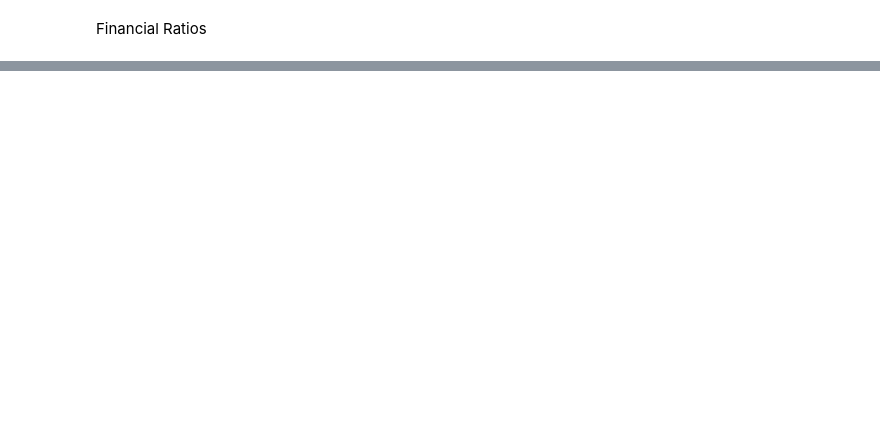
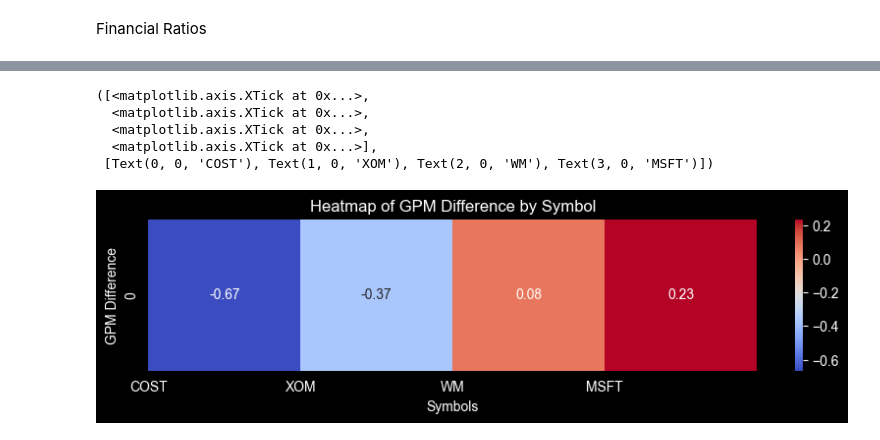
Before and after one commit to BlakeUribe/opt_portfolio, a Jupyter notebook: notebooks/portfolio_stats.ipynb, the cells around one changed output, grey strips where cells are left out. Drawn from its saved outputs; the diff is of its cells as text; code cells hidden in the pictures; blank space fills up the shorter version.

```diff
--- a/notebooks/portfolio_stats.ipynb
+++ b/notebooks/portfolio_stats.ipynb
@@ -153,0 +382,22 @@ spy_ratio
+# %%
+heatmap_data = df.set_index('Symbol')['GPM_Pct_Diff'].T  # Transpose for heatmap format
+
+# Create the heatmap
+plt.figure(figsize=(10, 2))  # Adjust size as needed
+ax = sns.heatmap([heatmap_data], annot=True, cmap='coolwarm')
+# vmin=df['GPM_Z_score'].max(), vmax=df['GPM_Z_score'].min(), fmt='0.2f', cbar_kws={'label': 'GPM_Z_score'})
+
+# Set titles and labels
+plt.title('Heatmap of GPM Difference by Symbol')
+plt.xlabel('Symbols')
+plt.ylabel('GPM Difference')
+
+# Adjust x-axis to show symbols properly
+plt.xticks(ticks=range(len(df['Symbol'])), labels=df['Symbol'])
+# %% [output]
+([<matplotlib.axis.XTick at 0x...>,
+  <matplotlib.axis.XTick at 0x...>,
+  <matplotlib.axis.XTick at 0x...>,
+  <matplotlib.axis.XTick at 0x...>],
+ [Text(0, 0, 'COST'), Text(1, 0, 'XOM'), Text(2, 0, 'WM'), Text(3, 0, 'MSFT')])
+[figure, added]
```
Also changed, not shown: parts of 22 cells of this notebook.
